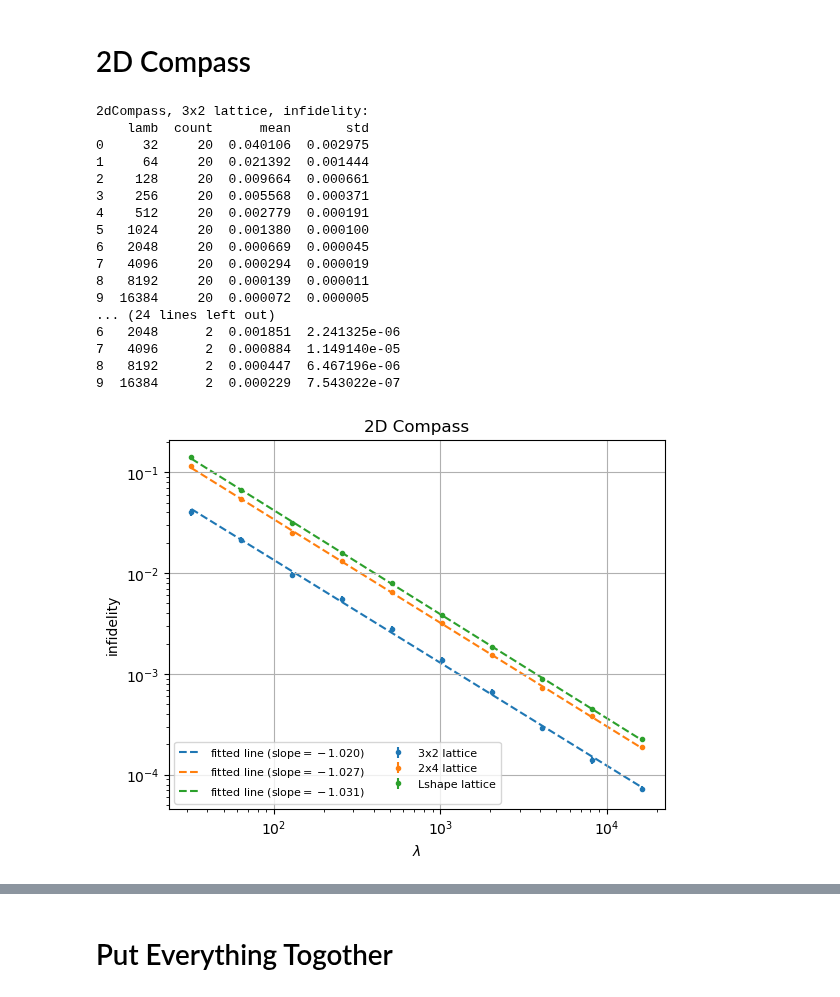
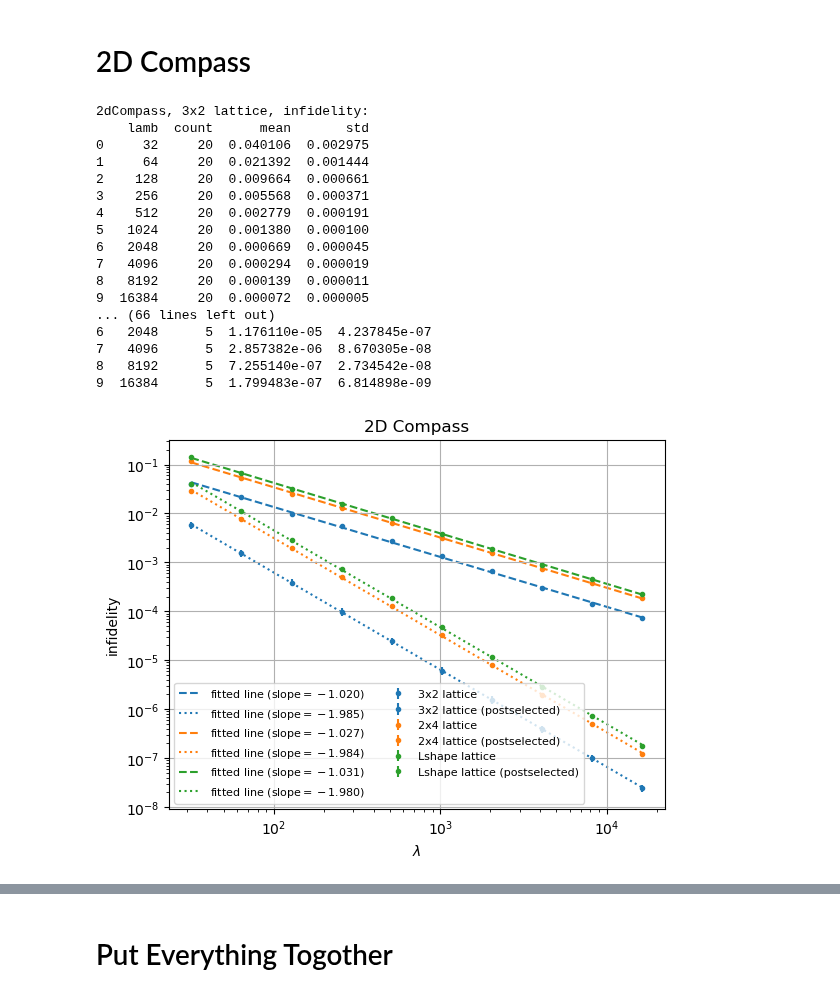
Before and after one commit to sqrta/ErrorSupression, a Jupyter notebook: use-dynamite/data/plot_sweep_lamb.ipynb, the cells around one changed output, grey strips where cells are left out. Saved outputs shown, nothing was run; the diff lists cells and outputs as text; code cells hidden in the pictures.

```diff
--- a/use-dynamite/data/plot_sweep_lamb.ipynb
+++ b/use-dynamite/data/plot_sweep_lamb.ipynb
@@ -105,6 +102,6 @@ plt.show()
 # %%
 model = "1dTFIM"
-for nb in [2,3,4]:
+for nb in [2,3,4,5]:
     n_logi = 2 * nb
     data_lamb, data_seed, data_leakage = [], [], []
 
@@ -273,6 +269,6 @@ plt.show()
 # %%
 model = "1dXZ"
-for nb in [2,3,4]:
+for nb in [2,3,4,5]:
     n_logi = 2 * nb
     data_lamb, data_seed, data_leakage = [], [], []
 
@@ -551,58 +546,57 @@ for lattice in ["3x2", "2x4", "Lshape"]:
     plt.plot(lamb_arr, np.exp(lr.slope * np.log(lamb_arr) + lr.intercept),
             label='fitted line (slope$={:.3f}$)'.format(lr.slope),
             color=plt.gca().lines[-1].get_color(),
             zorder=1,
             linestyle="--")
 
-    if draw_postselection:
-        newdf = df.groupby("lamb")["postsel_infidelity"].agg(['count', 'mean', 'std']).reset_index()
-        print(f"{model}, {lattice} lattice, postselected infidelity:")
-        print(newdf)
-        print("\n")
-        lamb_arr = newdf["lamb"].to_numpy()
-        mean_arr = newdf["mean"].to_numpy()
-        std_arr = newdf["std"].to_numpy()
+    newdf = df.groupby("lamb")["postsel_infidelity"].agg(['count', 'mean', 'std']).reset_index()
+    print(f"{model}, {lattice} lattice, postselected infidelity:")
+    print(newdf)
+    print("\n")
+    lamb_arr = newdf["lamb"].to_numpy()
+    mean_arr = newdf["mean"].to_numpy()
+    std_arr = newdf["std"].to_numpy()
 
-        plt.errorbar(lamb_arr, mean_arr, yerr=std_arr,
-                    label=f'{lattice} lattice (postselected)',
-                    color=plt.gca().lines[-1].get_color(),
-                    fmt='o', markersize=3, zorder=2)
+    plt.errorbar(lamb_arr, mean_arr, yerr=std_arr,
+                label=f'{lattice} lattice (postselected)',
+                color=plt.gca().lines[-1].get_color(),
+                fmt='o', markersize=3, zorder=2)
 
-        lr = scipy.stats.linregress(np.log(lamb_arr), np.log(mean_arr))
-        plt.plot(lamb_arr, np.exp(lr.slope * np.log(lamb_arr) + lr.intercept),
-                label='fitted line (slope$={:.3f}$)'.format(lr.slope),
-                color=plt.gca().lines[-1].get_color(),
-                zorder=1,
-                linestyle=":")
+    lr = scipy.stats.linregress(np.log(lamb_arr), np.log(mean_arr))
+    plt.plot(lamb_arr, np.exp(lr.slope * np.log(lamb_arr) + lr.intercept),
+            label='fitted line (slope$={:.3f}$)'.format(lr.slope),
+            color=plt.gca().lines[-1].get_color(),
+            zorder=1,
+            linestyle=":")
 
 plt.xscale("log")
 plt.yscale("log")
 plt.xlabel(r"$\lambda$")
 plt.ylabel("infidelity")
 plt.title("2D Compass")
 plt.legend(ncol=2, prop={'size': 8}, loc="lower left")
 plt.grid()
-plt.savefig(f"{model}_sweep_lamb_noise=0.1_t=1.pdf", format="pdf", bbox_inches="tight")
+# plt.savefig(f"{model}_sweep_lamb_noise=0.1_t=1.pdf", format="pdf", bbox_inches="tight")
 plt.show()
 # %% [output]
 2dCompass, 3x2 lattice, infidelity:
     lamb  count      mean       std
 0     32     20  0.040106  0.002975
 1     64     20  0.021392  0.001444
 2    128     20  0.009664  0.000661
 3    256     20  0.005568  0.000371
 4    512     20  0.002779  0.000191
 5   1024     20  0.001380  0.000100
 6   2048     20  0.000669  0.000045
 7   4096     20  0.000294  0.000019
 8   8192     20  0.000139  0.000011
 9  16384     20  0.000072  0.000005
-... (24 lines left out)
-6   2048      2  0.001851  2.241325e-06
-7   4096      2  0.000884  1.149140e-05
-8   8192      2  0.000447  6.467196e-06
-9  16384      2  0.000229  7.543022e-07
+... (66 lines left out)
+6   2048      5  1.176110e-05  4.237845e-07
+7   4096      5  2.857382e-06  8.670305e-08
+8   8192      5  7.255140e-07  2.734542e-08
+9  16384      5  1.799483e-07  6.814898e-09
-[figure, old version]
+[figure, new version]
 # %%
 model = "2dCompass"
 for lattice in ["3x2", "2x4", "Lshape"]:
```
Also changed, not shown: parts of 9 cells of this notebook.
